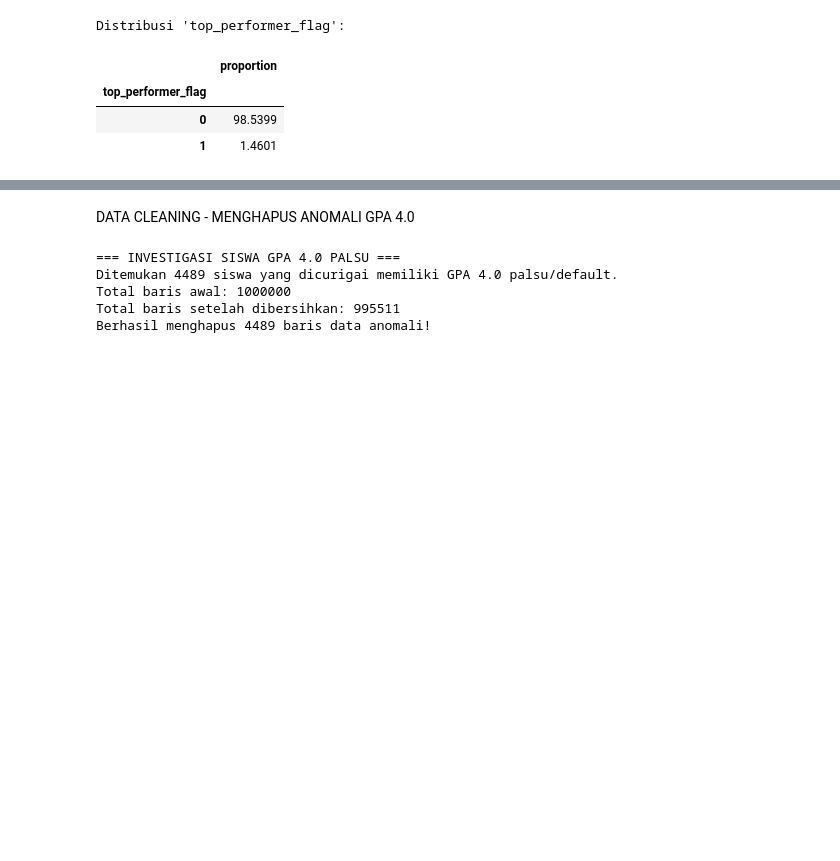
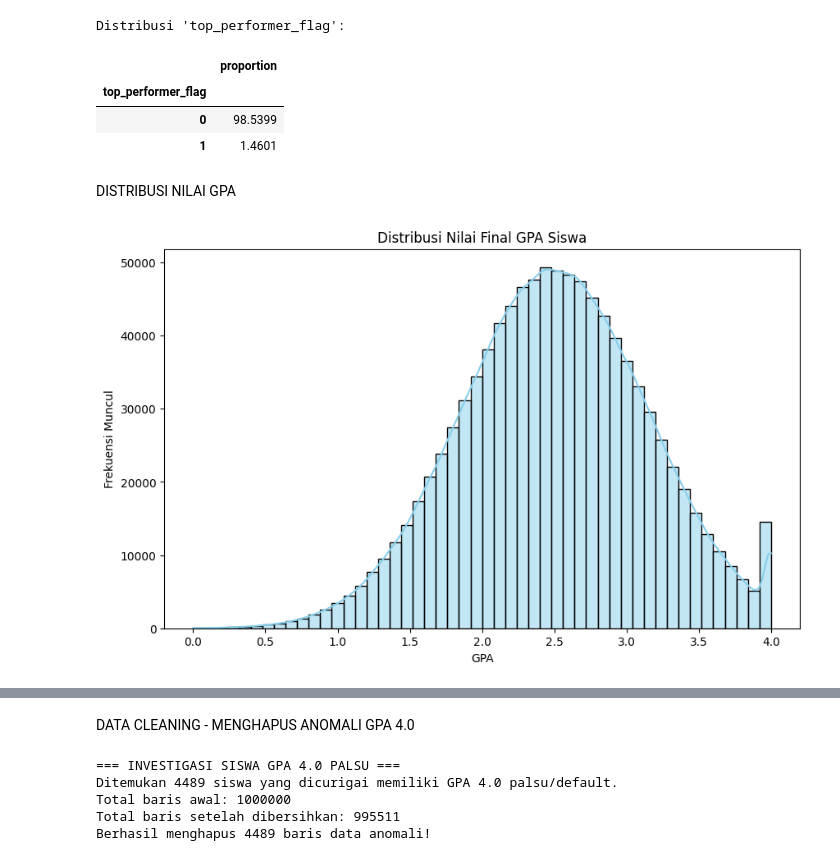
Before and after one commit to adnanz19/uas_big_data_kelompok_13, a Jupyter notebook: BigData_Kelompok13.ipynb, the cells around one changed output, grey strips where cells are left out. Saved outputs shown, nothing was run; the diff lists cells and outputs as text; code cells hidden in the pictures; blank space fills up the shorter version.

```diff
--- a/BigData_Kelompok13.ipynb
+++ b/BigData_Kelompok13.ipynb
@@ -119,3 +119,14 @@ Distribusi 'top_performer_flag':
 | top_performer_flag |  |
 | 0 | 98.5399 |
 | 1 | 1.4601 |
+# %% [markdown]
+DISTRIBUSI NILAI GPA
+# %%
+plt.figure(figsize=(10, 6))
+sns.histplot(df['final_gpa'], bins=50, kde=True, color='skyblue')
+plt.title('Distribusi Nilai Final GPA Siswa')
+plt.xlabel('GPA')
+plt.ylabel('Frekuensi Muncul')
+plt.show()
+# %% [output]
+[figure, added]
```
Also changed, not shown: parts of 5 cells of this notebook.
